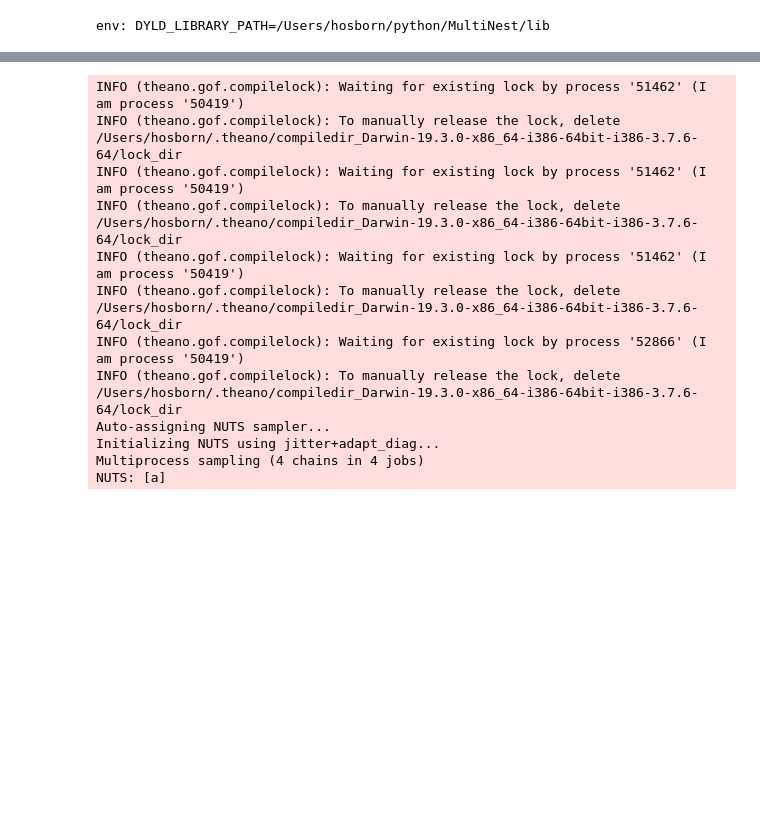
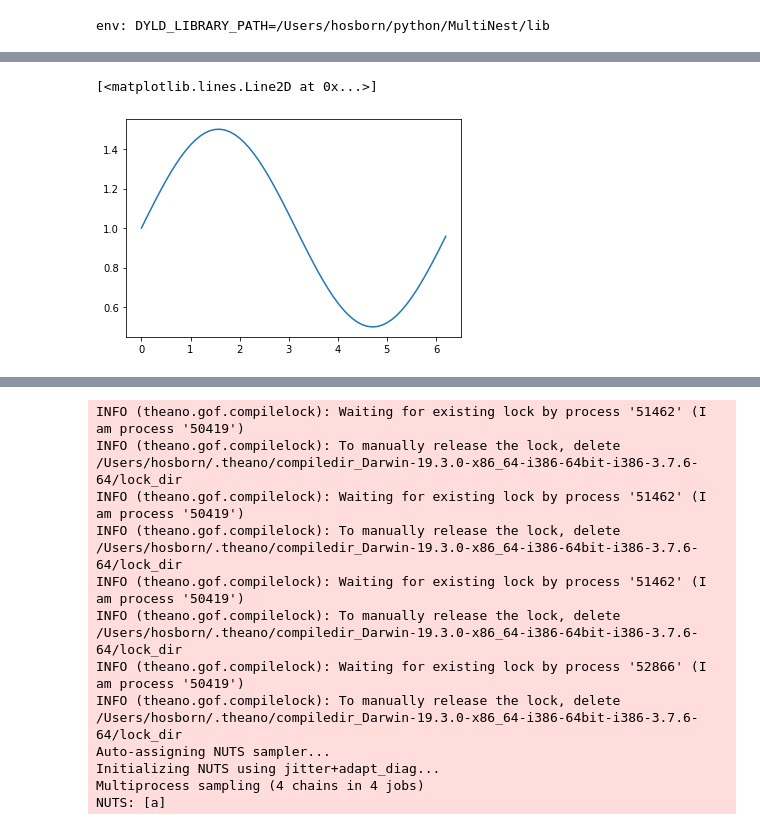
Before and after one commit to hposborn/MonoTools, a Jupyter notebook: Test Mutinest Model for Monos.ipynb, the cells around one changed output, grey strips where cells are left out. Saved outputs shown, nothing was run; the diff lists cells and outputs as text; code cells hidden in the pictures; blank space fills up the shorter version.

```diff
--- a/Test Mutinest Model for Monos.ipynb
+++ b/Test Mutinest Model for Monos.ipynb
@@ -37,0 +88,5 @@ AttributeError: dlsym(RTLD_DEFAULT, run): symbol not found
+# %%
+plt.plot(np.arange(0,np.pi*2,0.1),1+0.5*np.sin(np.arange(0,np.pi*2,0.1)))
+# %% [output]
+[<matplotlib.lines.Line2D at 0x...>]
+[figure, added]
```
Also changed, not shown: parts of 15 cells of this notebook, 6 other files.
